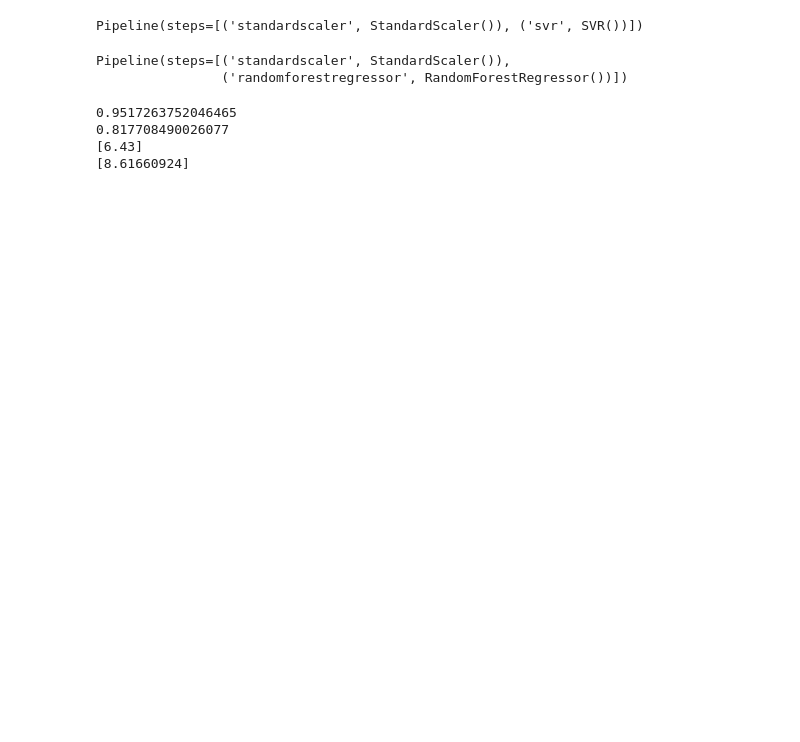
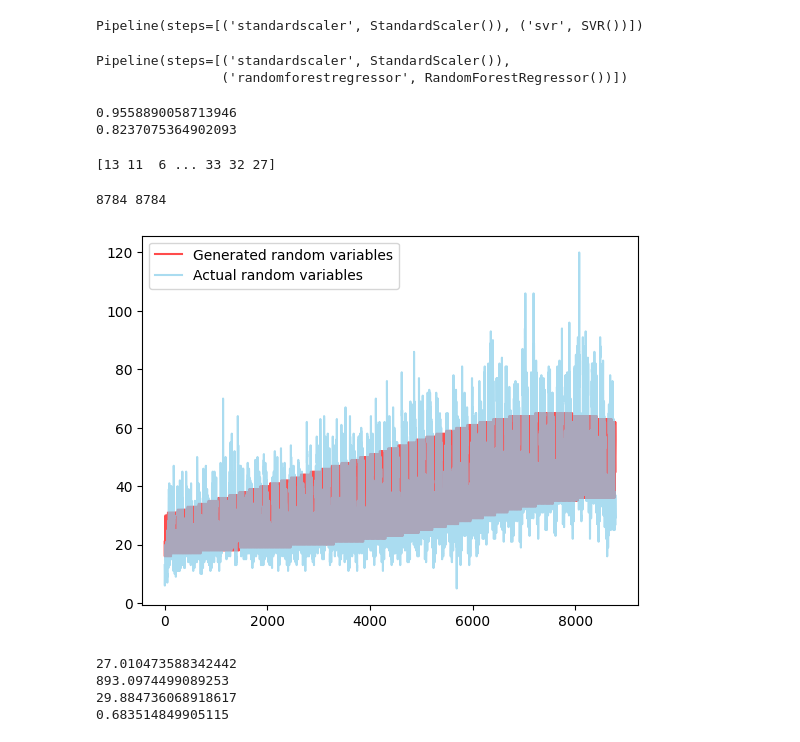
Before and after one commit to mehrshaad/Highway-Traffic-Prediction, a Jupyter notebook: main.ipynb, the cells around one changed output. Drawn from its saved outputs; the diff is of its cells as text; code cells hidden in the pictures; blank space fills up the shorter version.

```diff
--- a/main.ipynb
+++ b/main.ipynb
@@ -25,9 +26,13 @@ df['Day'] = pd.Series(df.index).apply(lambda x: x.day).to_list()
 
 # extract hour from date
 df['Hour'] = pd.Series(df.index).apply(lambda x: x.hour).to_list()
-
+df["Series"] = [1]*len(df)
 # grouped = df.groupby(df.Junction)
 # df1 = grouped.get_group(1)
 # df2 = grouped.get_group(2)
 # df3 = grouped.get_group(3)
 # df4 = grouped.get_group(4)
+
+for index, row in df.iterrows():
+    row["Series"]=index.dayofyear
+df
@@ -35,19 +55,15 @@ df['Hour'] = pd.Series(df.index).apply(lambda x: x.hour).to_list()
 # print(df)
 
 
-
-ratio = 80
-dataDivide = len(df) * ratio // 100
-
-X = df[["Junction", 'Year',  'Month' , 'Day'  ,'Hour']].values.tolist()
-y = sk.utils.validation.column_or_1d(df.iloc[:, 1:2].values.tolist())
+X = df[["Junction", 'Year',  'Series' ,'Hour']].values.tolist()
+y = sk.utils.validation.column_or_1d(df[["Vehicles"]].values.tolist())
 # print(x1)
 # print(x2)
 # from sklearn import preprocessing
 # import numpy as np
 # x2 = preprocessing.normalize([x2])[0]
 
-X_train, X_test, y_train, y_test = train_test_split(X, y, random_state=43)
+X_train, X_test, y_train, y_test = train_test_split(X, y, random_state=43,train_size=0.8)
 # x1Train, x1Test, x2Train, x2Test = x1[:dataDivide], x1[
 #     dataDivide:], x2[:dataDivide], x2[dataDivide:]
 # %%
@@ -78,13 +94,11 @@ clf1.fit(X_train, y_train)
 Pipeline(steps=[('standardscaler', StandardScaler()),
                 ('randomforestregressor', RandomForestRegressor())])
 # %%
-# print(rf.score(X_test, y_test))0.9517263752046465
+# print(rf.score(X_test, y_test))
 print(clf1.score(X_test, y_test))
 print(clf.score(X_test, y_test))
-print(clf1.predict([[4, 2017, 4, 17, 16]]))
-print(clf.predict([[4, 2017, 4, 17, 16]]))
+# print(clf1.predict([[4, 2017, 4, 17, 16]]))
+# print(clf.predict([[4, 2017, 4, 17, 16]]))
 # %% [output]
-0.9517263752046465
-0.817708490026077
-[6.43]
-[8.61660924]
+0.9558890058713946
+0.8237075364902093
@@ -90,0 +130,28 @@ print(clf.predict([[4, 2017, 4, 17, 16]]))
+# %%
+ans = df[(df.index > '2016-1-1') & (df.index <= '2017-1-1') & (df["Junction"] == 1)]
+ans = sk.utils.validation.column_or_1d(ans[["Vehicles"]].values.tolist())
+print(ans)
+a1 = [round(x) for x in a1]
+# %% [output]
+[13 11  6 ... 33 32 27]
+# %%
+print(len(a1),len(ans))
+import matplotlib.pyplot as plt
+
+
+plt.plot(a1,
+            alpha=0.7,
+            color="red",
+            label="Generated random variables",)
+
+plt.plot(ans,
+            alpha=0.7,
+            color="skyblue",
+            label="Actual random variables")
+
+# plt.title(f"Generated vs Actual {n} Exponential Random Variables")
+plt.legend()
+plt.show()
+# %% [output]
+8784 8784
+[figure, added]
@@ -90,0 +174,12 @@ print(clf.predict([[4, 2017, 4, 17, 16]]))
+# %%
+from sklearn.metrics import mean_absolute_error, mean_squared_error, mean_absolute_percentage_error
+from scipy.special import huber
+print(mean_absolute_error( ans,a1))
+print(mean_squared_error( ans,a1))
+print(mean_squared_error( ans,a1,squared=False))
+print(mean_absolute_percentage_error( ans,a1))
+# %% [output]
+27.010473588342442
+893.0974499089253
+29.884736068918617
+0.683514849905115
```
Also changed, not shown: parts of 5 cells of this notebook, 4 other files.
